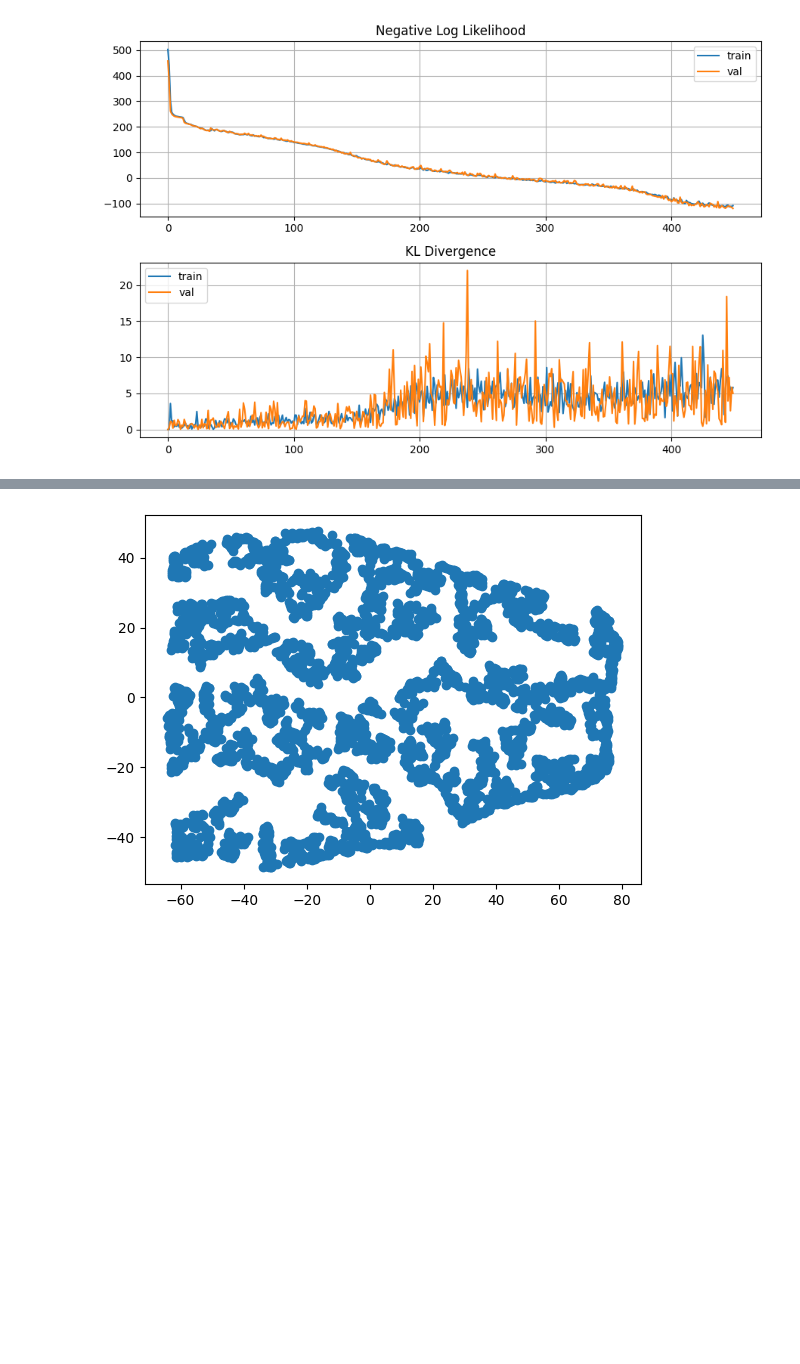
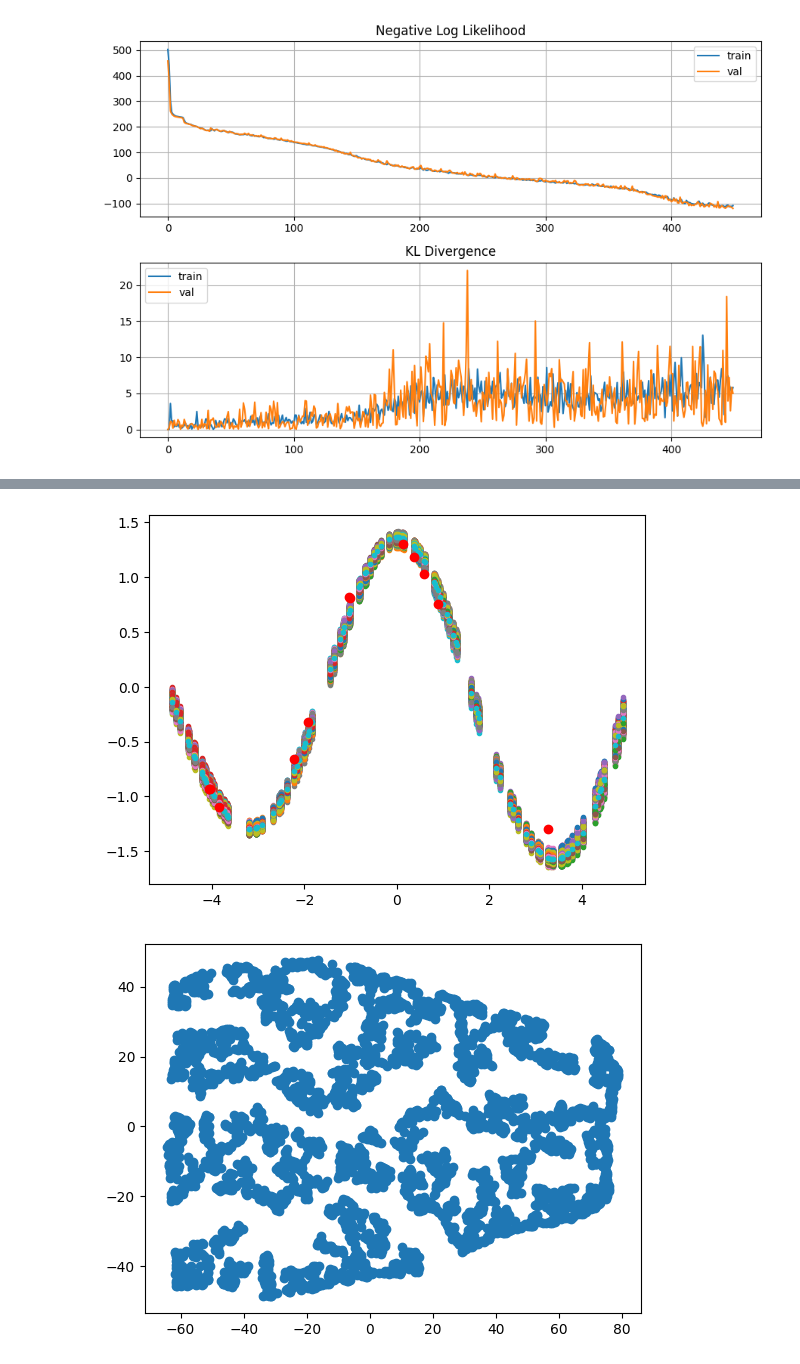
Before and after one commit to ChickNCurry/diffusion-vi-neural-processes, a Jupyter notebook: neural-process/code/new/np_experiment_1d.ipynb, the cells around one changed output, grey strips where cells are left out. Drawn from its saved outputs; the diff is of its cells as text; code cells hidden in the pictures; blank space fills up the shorter version.

```diff
--- a/neural-process/code/new/np_experiment_1d.ipynb
+++ b/neural-process/code/new/np_experiment_1d.ipynb
@@ -158,3 +150,40 @@ plt.show()
+# %%
+model.load_state_dict(torch.load("../../models/prime-butterfly-11.pt"))
+gen_dataloader = torch.utils.data.DataLoader(dataset=dataset, batch_size=1, shuffle=True)
+
+x_data, y_data = next(iter(gen_dataloader))
+x_data, y_data = x_data.to(device), y_data.to(device)
+
+factor = 0.1
+x_context, y_context, x_target, y_target = split_context_target(x_data, y_data, factor, random=True)
+
+n_samples = 1000
+
+model.eval()
+y, y_mu, y_std = model.sample(x_context, y_context, x_data, n_samples)
+
+for i in range(n_samples):
+    plt.scatter(x_data.cpu().detach().numpy(), y_mu[i].cpu().detach().numpy(), marker=".")
+    # plt.scatter(
+    #     x_data.cpu().detach().numpy(),
+    #     (y_mu[i] - 2 * y_std).cpu().detach().numpy(),
+    #     marker=".",
+    #     c="blue",
+    #     alpha=0.3,
+    # )
+    # plt.scatter(
+    #     x_data.cpu().detach().numpy(),
+    #     (y_mu[i] + 2 * y_std).cpu().detach().numpy(),
+    #     marker=".",
+    #     c="blue",
+    #     alpha=0.3,
+    # )
+
+plt.scatter(x_context.cpu().detach().numpy(), y_context.cpu().detach().numpy(), marker="o", c="red")
+
+plt.show()
+# %% [output]
+[figure, added]
 # %%
 torch.save(model.state_dict(), "../../models/prime-butterfly-11.pt")
 # %%
```
Also changed, not shown: parts of 3 cells of this notebook, 1 other file.
